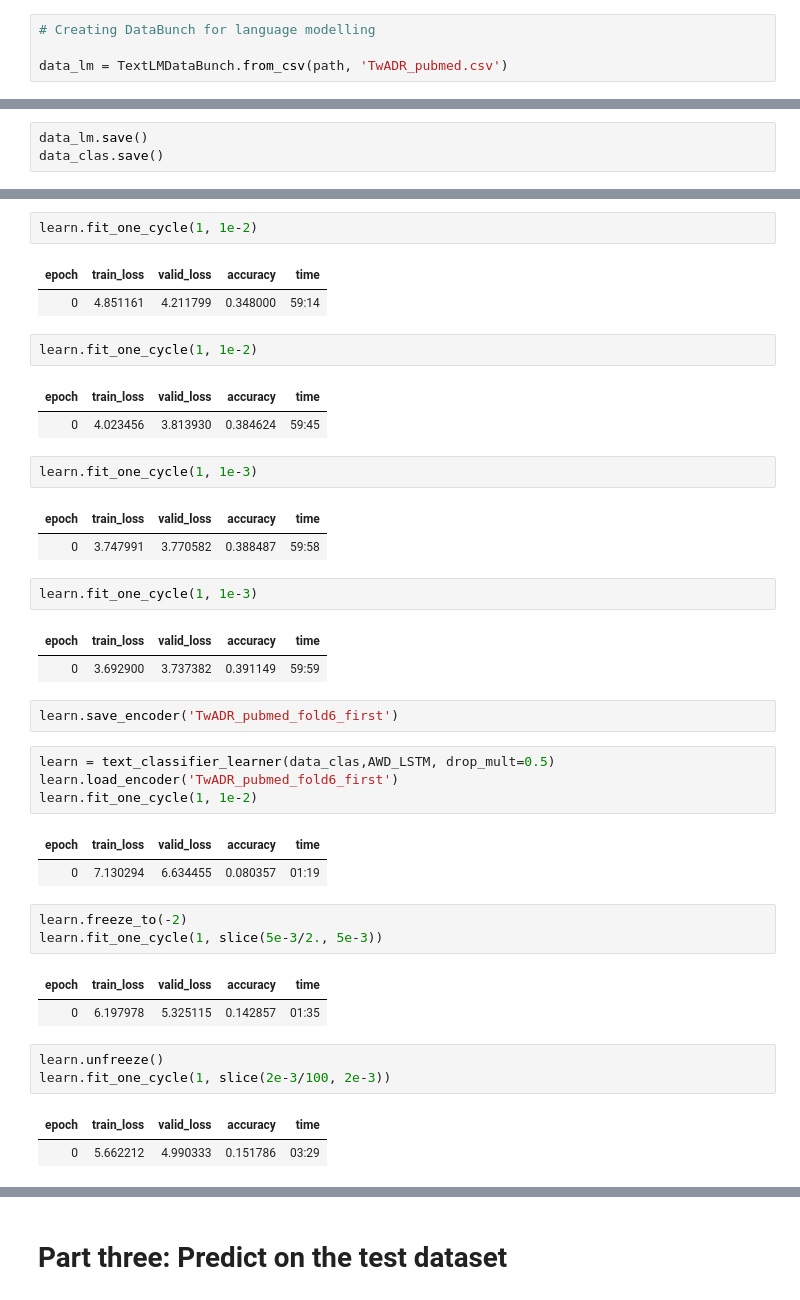
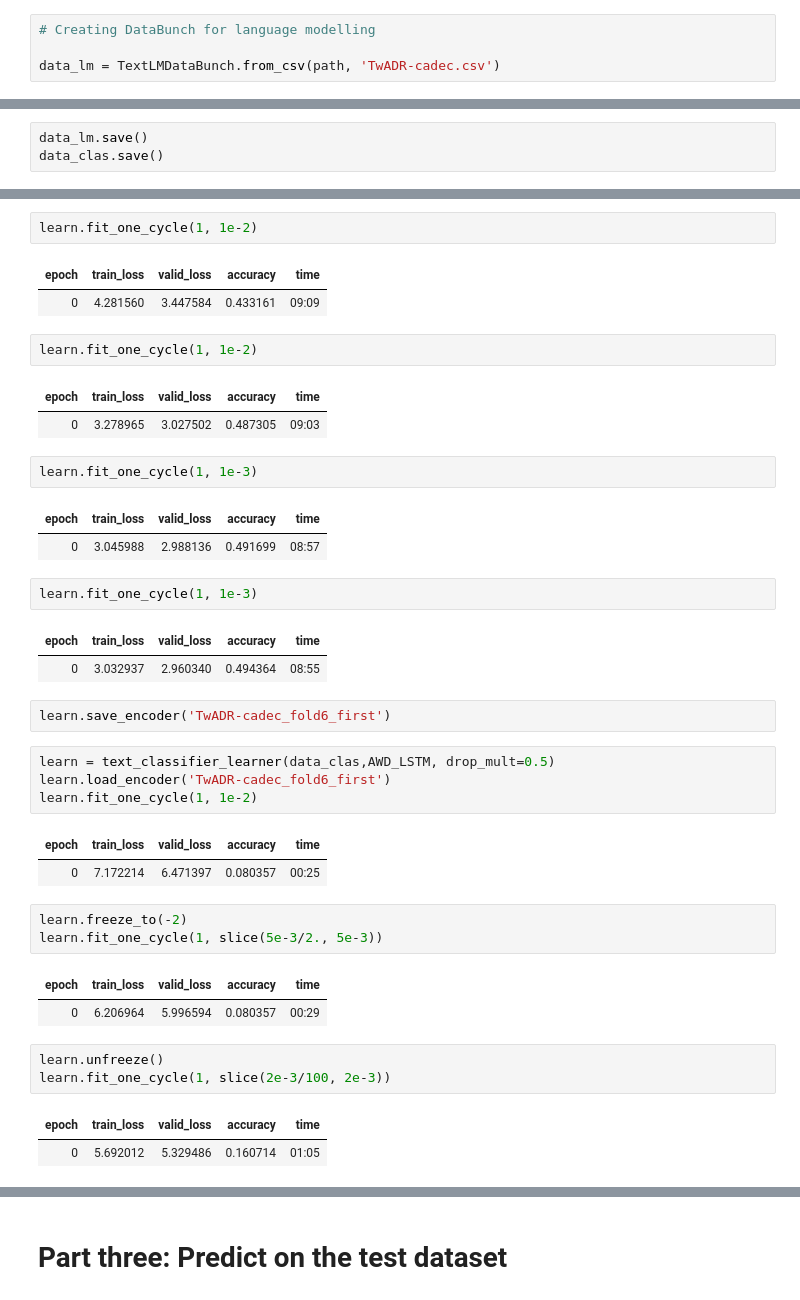
Before and after one commit to unt-iialab/medical-concept-normalization, a Jupyter notebook: medical-concept-normalization/fine-tuning-experiments/askpatient/pubmed_twadr_06.ipynb, the cells around one changed output, grey strips where cells are left out. Cells and saved outputs as stored; diff of their text form.

```diff
--- a/medical-concept-normalization/fine-tuning-experiments/askpatient/pubmed_twadr_06.ipynb
+++ b/medical-concept-normalization/fine-tuning-experiments/askpatient/pubmed_twadr_06.ipynb
@@ -64,7 +64,7 @@ test.head()
 # %%
 # Creating DataBunch for language modelling
 
-data_lm = TextLMDataBunch.from_csv(path, 'TwADR_pubmed.csv')
+data_lm = TextLMDataBunch.from_csv(path, 'TwADR-cadec.csv')
 # %% [output]
 [interactive output not drawn]
 [interactive output not drawn]
@@ -122,43 +122,43 @@ Downloading https://s3.amazonaws.com/fast-ai-modelzoo/wt103-fwd.tgz
 learn.fit_one_cycle(1, 1e-2)
 # %% [output]
 | epoch | train_loss | valid_loss | accuracy | time |
-| 0 | 4.851161 | 4.211799 | 0.348000 | 59:14 |
+| 0 | 4.281560 | 3.447584 | 0.433161 | 09:09 |
 # %%
 learn.fit_one_cycle(1, 1e-2)
 # %% [output]
 | epoch | train_loss | valid_loss | accuracy | time |
-| 0 | 4.023456 | 3.813930 | 0.384624 | 59:45 |
+| 0 | 3.278965 | 3.027502 | 0.487305 | 09:03 |
 # %%
 learn.fit_one_cycle(1, 1e-3)
 # %% [output]
 | epoch | train_loss | valid_loss | accuracy | time |
-| 0 | 3.747991 | 3.770582 | 0.388487 | 59:58 |
+| 0 | 3.045988 | 2.988136 | 0.491699 | 08:57 |
 # %%
 learn.fit_one_cycle(1, 1e-3)
 # %% [output]
 | epoch | train_loss | valid_loss | accuracy | time |
-| 0 | 3.692900 | 3.737382 | 0.391149 | 59:59 |
+| 0 | 3.032937 | 2.960340 | 0.494364 | 08:55 |
 # %%
-learn.save_encoder('TwADR_pubmed_fold6_first')
+learn.save_encoder('TwADR-cadec_fold6_first')
 # %%
 learn = text_classifier_learner(data_clas,AWD_LSTM, drop_mult=0.5)
-learn.load_encoder('TwADR_pubmed_fold6_first')
+learn.load_encoder('TwADR-cadec_fold6_first')
 learn.fit_one_cycle(1, 1e-2)
 # %% [output]
 | epoch | train_loss | valid_loss | accuracy | time |
-| 0 | 7.130294 | 6.634455 | 0.080357 | 01:19 |
+| 0 | 7.172214 | 6.471397 | 0.080357 | 00:25 |
 # %%
 learn.freeze_to(-2)
 learn.fit_one_cycle(1, slice(5e-3/2., 5e-3))
 # %% [output]
 | epoch | train_loss | valid_loss | accuracy | time |
-| 0 | 6.197978 | 5.325115 | 0.142857 | 01:35 |
+| 0 | 6.206964 | 5.996594 | 0.080357 | 00:29 |
 # %%
 learn.unfreeze()
 learn.fit_one_cycle(1, slice(2e-3/100, 2e-3))
 # %% [output]
 | epoch | train_loss | valid_loss | accuracy | time |
-| 0 | 5.662212 | 4.990333 | 0.151786 | 03:29 |
+| 0 | 5.692012 | 5.329486 | 0.160714 | 01:05 |
 # %%
 learn.fit_one_cycle(2, slice(2e-3/100, 2e-3))
 # %% [output]
```
Also changed, not shown: parts of 22 cells of this notebook.
